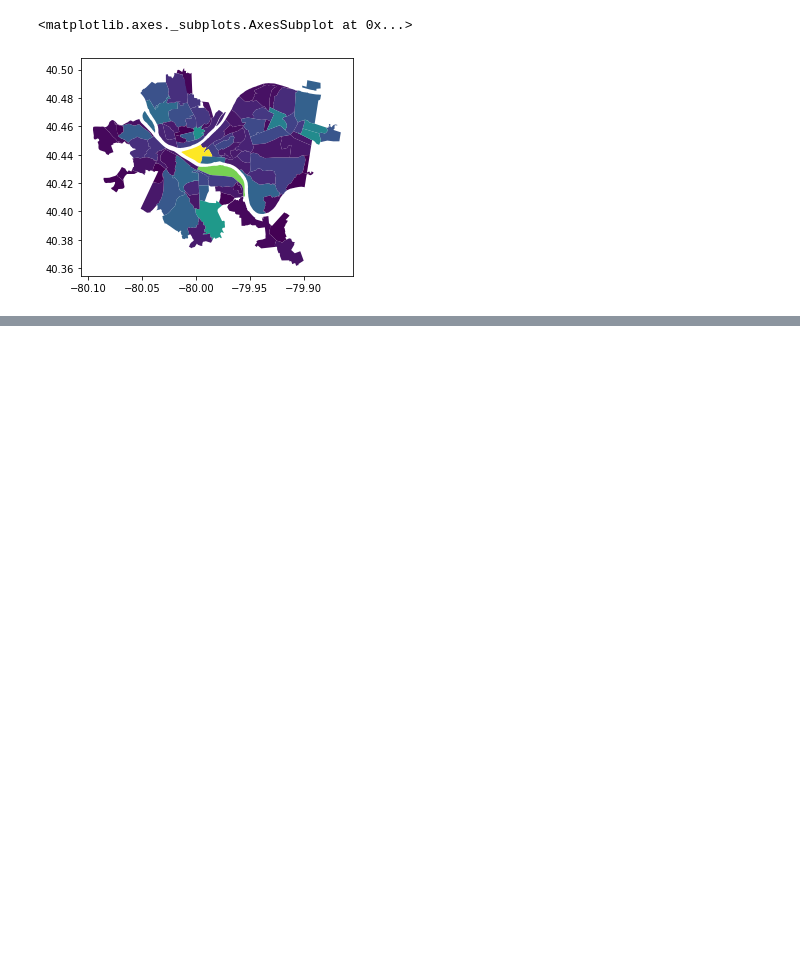
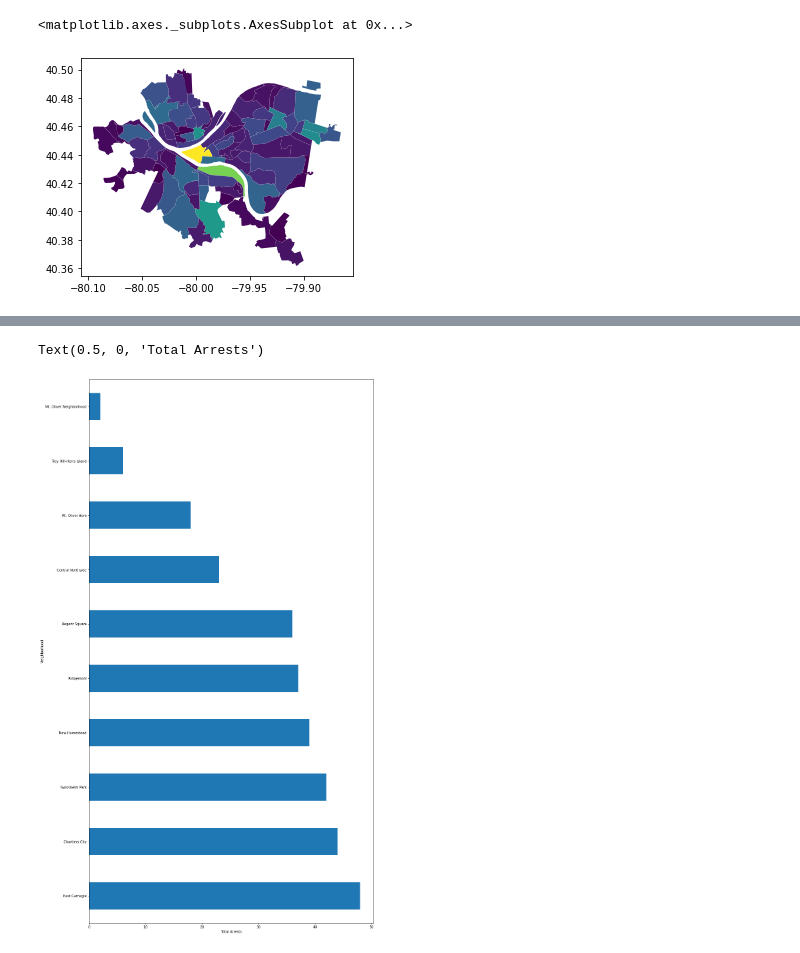
Before and after one commit to nischal2005/Big-Ideas-Final-Project-, a Jupyter notebook: Personal-Notebook-Police-Arrest.ipynb, the cells around one changed output, grey strips where cells are left out. Drawn from its saved outputs; the diff is of its cells as text; code cells hidden in the pictures; blank space fills up the shorter version.

```diff
--- a/Personal-Notebook-Police-Arrest.ipynb
+++ b/Personal-Notebook-Police-Arrest.ipynb
@@ -104,0 +112,8 @@ arrests_map.plot(column='Number_of_Arrests', # set the data to be used for color
+# %%
+
+d2_sorted = d2.sort_values(by='Number_of_Arrests', ascending=False )
+graph = d2_sorted[88:].plot.barh(x="Neighborhood",y="Number_of_Arrests",figsize=(15,d2_sorted.shape[0] * 0.3), legend=None)
+graph.set_xlabel("Total Arrests")
+# %% [output]
+Text(0.5, 0, 'Total Arrests')
+[figure, added]
```
Also changed, not shown: parts of 7 cells of this notebook, 2 other files.
